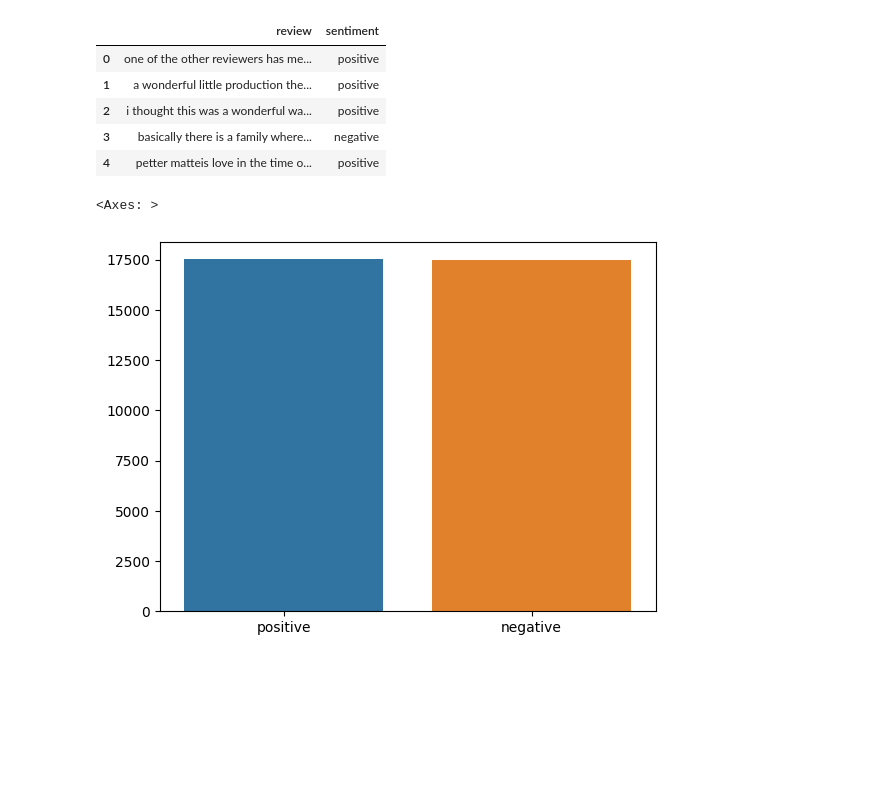
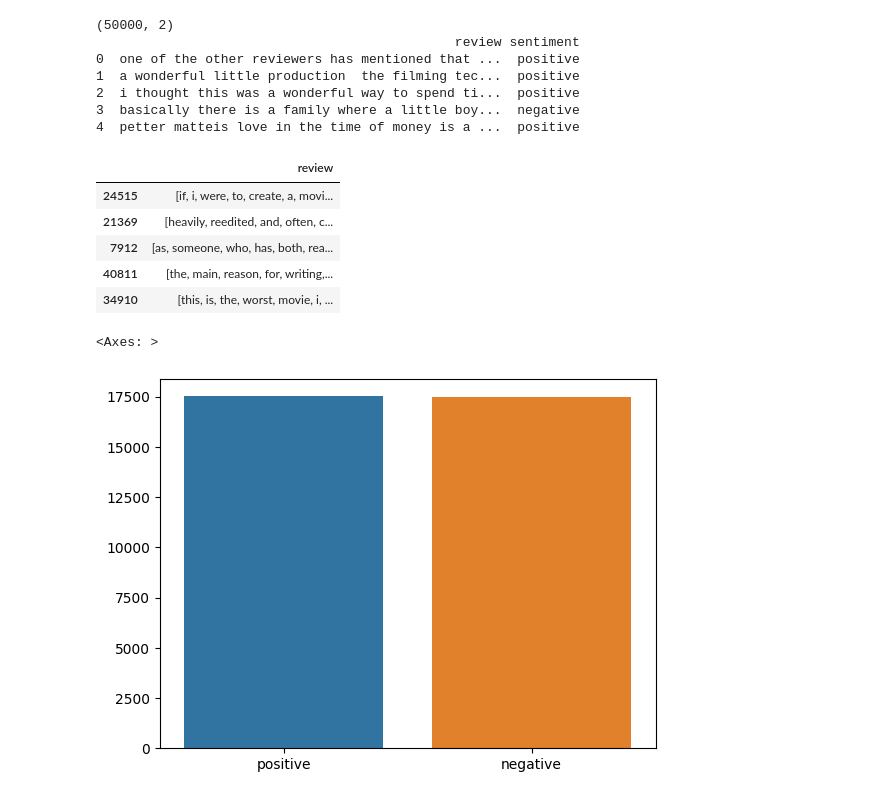
Before and after one commit to j220493/IMDBMovieSentimentClassification, a Jupyter notebook: embeddingsGeneration.ipynb, the cells around one changed output. Cells and saved outputs as stored; diff of their text form; code cells hidden in the pictures; blank space fills up the shorter version.

```diff
--- a/embeddingsGeneration.ipynb
+++ b/embeddingsGeneration.ipynb
@@ -9,19 +20,31 @@ from sklearn.feature_extraction.text import TfidfVectorizer
 # Loading data
 dfProcessed = pd.read_csv('IMDBReviewsCleanned.csv')
 del dfProcessed['Unnamed: 0']
-dfProcessed.head()
+print(dfProcessed.shape)
+print(dfProcessed.head())
 # %% [output]
-|  | review | sentiment |
-| 0 | one of the other reviewers has me... | positive |
-| 1 | a wonderful little production the... | positive |
-| 2 | i thought this was a wonderful wa... | positive |
-| 3 | basically there is a family where... | negative |
-| 4 | petter matteis love in the time o... | positive |
+(50000, 2)
+                                              review sentiment
+0  one of the other reviewers has mentioned that ...  positive
+1  a wonderful little production  the filming tec...  positive
+2  i thought this was a wonderful way to spend ti...  positive
+3  basically there is a family where a little boy...  negative
+4  petter matteis love in the time of money is a ...  positive
 # %%
 # Dividing data into matrix
 X = dfProcessed['review'].copy()
 y = dfProcessed['sentiment'].copy()
 XTrain, XTest, yTrain, yTest = train_test_split(X, y, test_size=0.3, random_state=1234)
+# %%
+# Printing train dataset
+XTrain.head()
+# %% [output]
+|  | review |
+| 24515 | [if, i, were, to, create, a, movi... |
+| 21369 | [heavily, reedited, and, often, c... |
+| 7912 | [as, someone, who, has, both, rea... |
+| 40811 | [the, main, reason, for, writing,... |
+| 34910 | [this, is, the, worst, movie, i, ... |
 # %%
 # Cheking distribution of Y
 sns.barplot(x=['positive', 'negative'], y=yTrain.value_counts().values)
```
Also changed, not shown: parts of 13 cells of this notebook.
